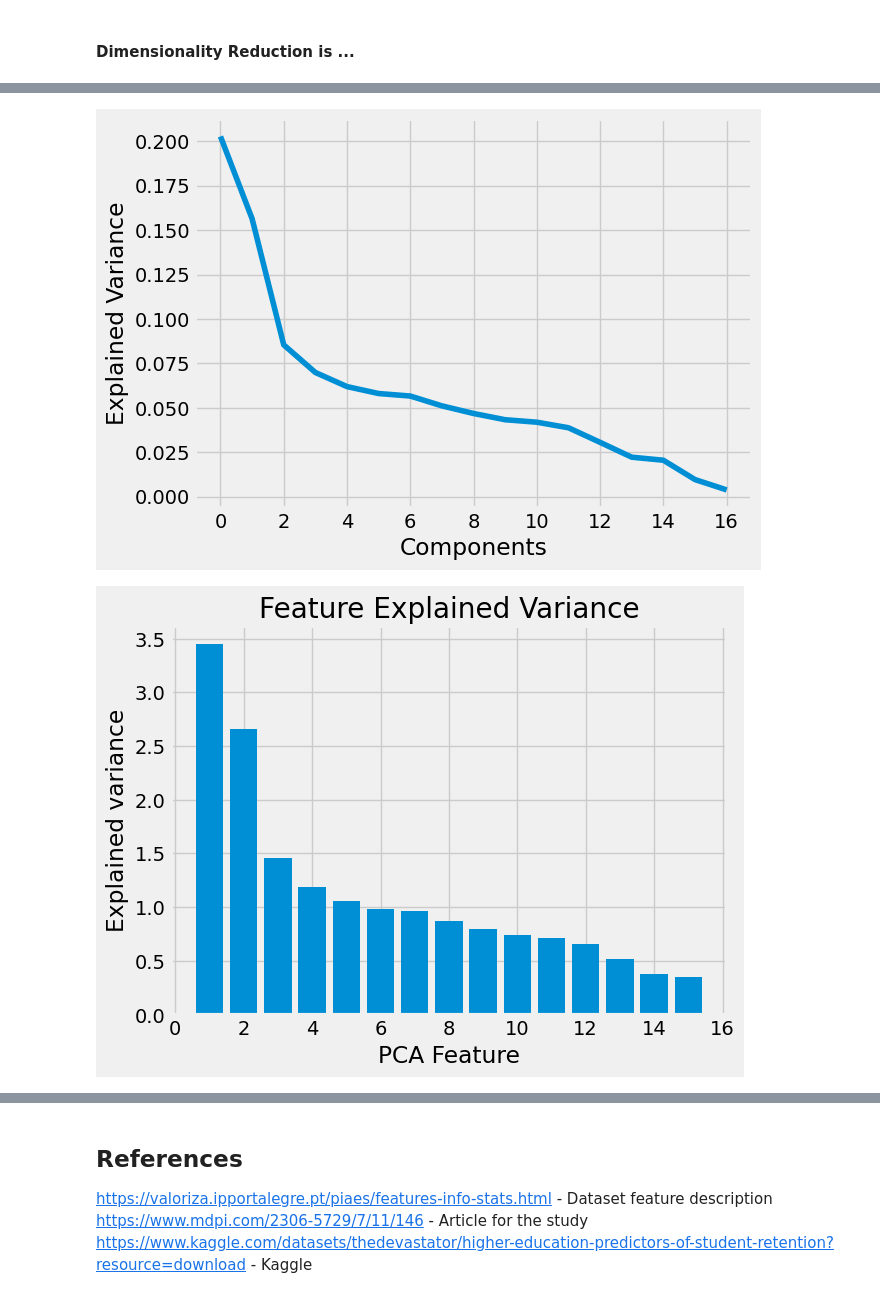
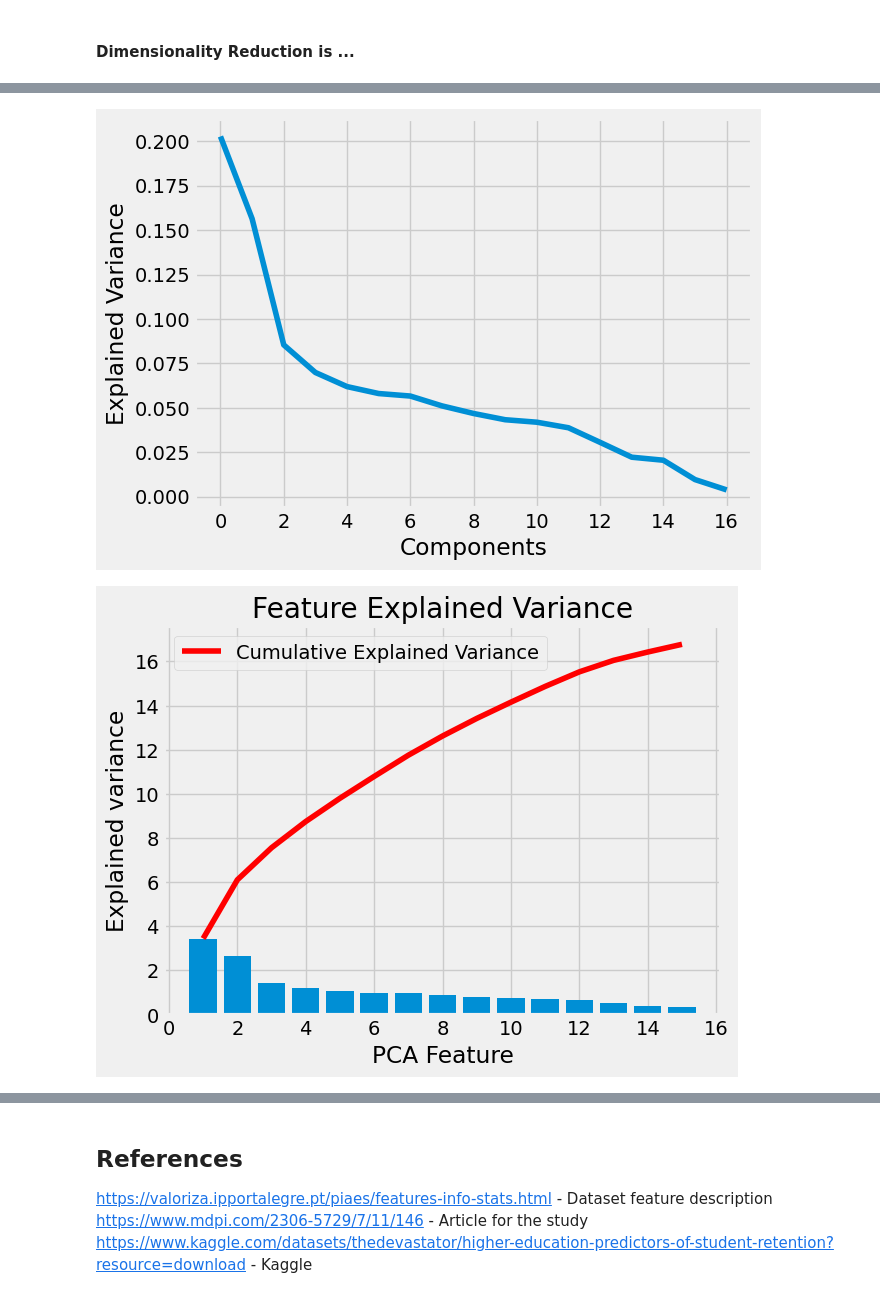
Before and after one commit to drodrigues01/Lab-One-Exploring-Table-Data, a Jupyter notebook: Lab One: Exploring Table Data.ipynb, the cells around one changed output, grey strips where cells are left out. Cells and saved outputs as stored; diff of their text form; code cells hidden in the pictures.

```diff
--- a/Lab One: Exploring Table Data.ipynb
+++ b/Lab One: Exploring Table Data.ipynb
@@ -356,31 +359,38 @@ pca_df = pd.DataFrame(data=pca_features)
 
 plt.bar(
     range(1,len(pca.explained_variance_)+1),
     pca.explained_variance_
     )
 
+plt.plot(
+    range(1,len(pca.explained_variance_ )+1),
+    np.cumsum(pca.explained_variance_),
+    c='red',
+    label='Cumulative Explained Variance')
+
+plt.legend(loc='upper left')
 
 plt.xlabel('PCA Feature')
 plt.ylabel('Explained variance')
 plt.title('Feature Explained Variance')
 plt.show()
 # %% [output]
                                              PC0       PC1       PC2  \
 Marital status                         -0.010307  0.336647 -0.366973
 Course                                  0.071639 -0.093853 -0.222738
 Daytime/evening attendance              0.008547 -0.311169  0.407552
 Previous qualification                  0.012313  0.275224  0.068923
 Displaced                               0.014792 -0.327243  0.201017
 Educational special needs              -0.019935 -0.036605  0.012482
 Debtor                                 -0.091078  0.186055  0.402169
 Tuition fees up to date                 0.168757 -0.253213 -0.374930
 Gender                                 -0.125614  0.185869  0.172571
 Scholarship holder                      0.084556 -0.239873 -0.165508
 Age at enrollment                      -0.022777  0.490401 -0.249851
 ... (97 lines left out)
 Curricular units (evaluations)         -0.160135 -0.166530
 Curricular units (approved)             0.029931 -0.744051
 Curricular units (grade)               -0.137710  0.503909
 Curricular units (without evaluations)  0.003951  0.002502
 [figure]
-[figure, old version]
+[figure, new version]
```
Also changed, not shown: parts of 10 cells of this notebook.
